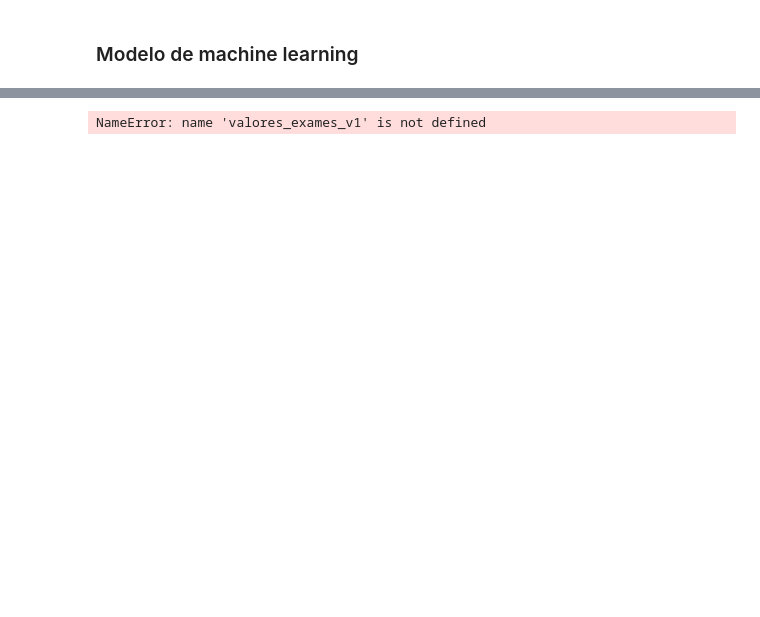
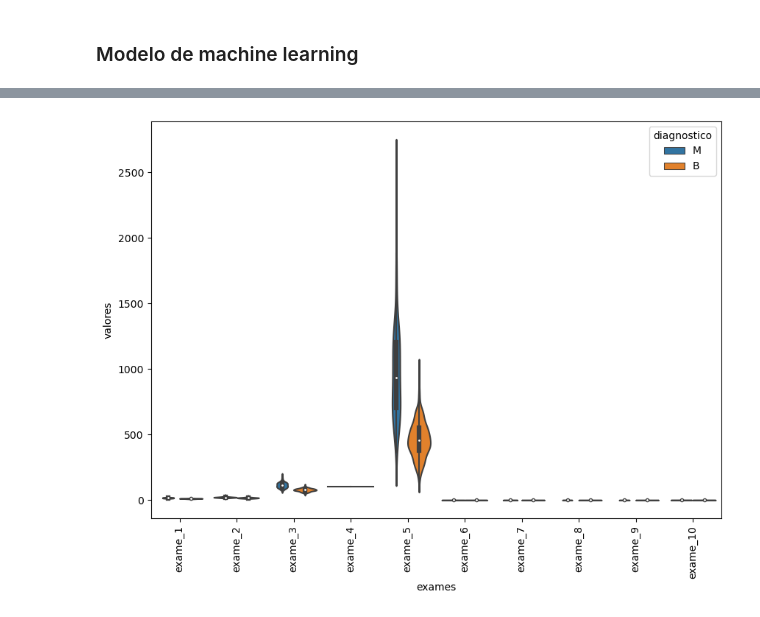
Before and after one commit to Marcus-Bernard0/data_science_alura, a Jupyter notebook: 21 - Machine Learning 2/Projeto.ipynb, the cells around one changed output, grey strips where cells are left out. Cells and saved outputs as stored; diff of their text form; code cells hidden in the pictures; blank space fills up the shorter version.

```diff
--- a/21 - Machine Learning 2/Projeto.ipynb
+++ b/21 - Machine Learning 2/Projeto.ipynb
@@ -45,8 +45,6 @@ dtype: int64
 419/559
 # %% [output]
 0.7495527728085868
-# %%
-df.drop(columns=['exame_33'], inplace=True)
 # %%
 df.head()
 # %% [output]
@@ -61,13 +59,22 @@ df.head()
 ### Modelo de machine learning
 # %%
 from sklearn.model_selection import train_test_split
+from sklearn.ensemble import RandomForestClassifier
 from numpy import random
 
 SEED = 123143
 random.seed(SEED)
 
 valores_exames = df.drop(columns=['id', 'diagnostico'])
-diagnostico = df['diagnostico']
+diagnostico = df.diagnostico
 valores_exames_v1 = valores_exames.drop(columns="exame_33")
 
-treino_X, teste_X, treino_y, teste_y = train_test_split(valores_exames, diagnostico, test_size=0.3)
+treino_x, teste_x, treino_y, teste_y = train_test_split(valores_exames_v1,
+                                                        diagnostico,
+                                                        test_size = 0.3)
+
+
+
+classificador = RandomForestClassifier(n_estimators = 100)
+classificador.fit(treino_x, treino_y)
+print("Resultado da classificação %.2f%%" %(classificador.score(teste_x,teste_y)*100))
@@ -162,11 +118,18 @@ dados_plot.head()
 # %%
+import seaborn as sns
+import matplotlib.pyplot as plt
+
+
 dados_plot = pd.concat([diagnostico, valores_exames_v1.iloc[:,0:10]],axis = 1)
 dados_plot = pd.melt(dados_plot, id_vars="diagnostico",
                     var_name="exames",
                     value_name='valores')
-plt.figure(figsize=(10, 10))
+
+
+plt.figure(figsize=(10, 7))
 sns.violinplot(x = "exames", y = "valores", hue = "diagnostico",
                data = dados_plot)
 plt.xticks(rotation = 90)
+plt.show()
 # %% [output]
-NameError: name 'valores_exames_v1' is not defined
+[figure, added]
```
Also changed, not shown: parts of 54 cells of this notebook.
